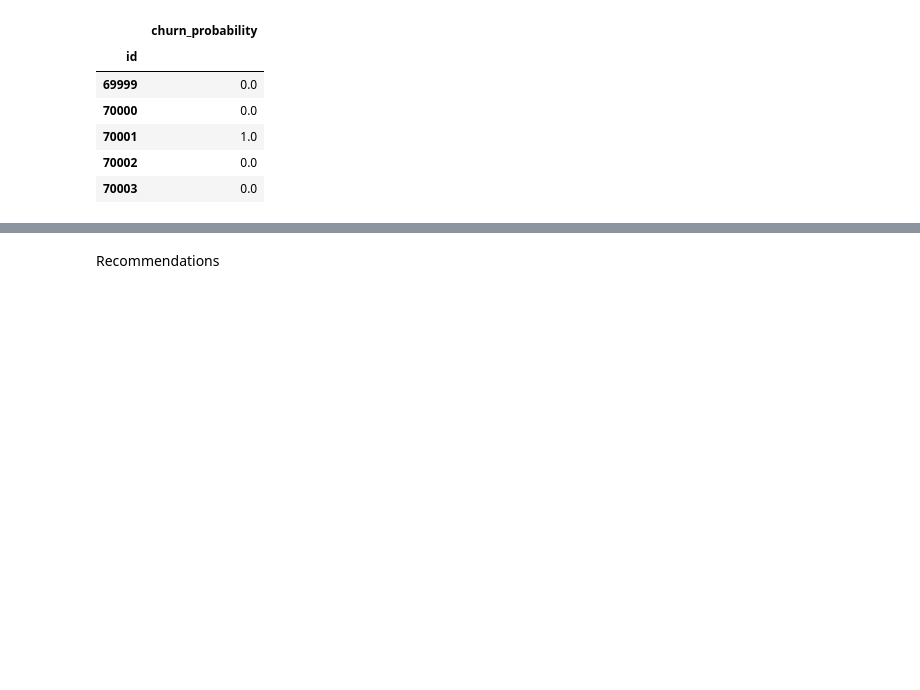
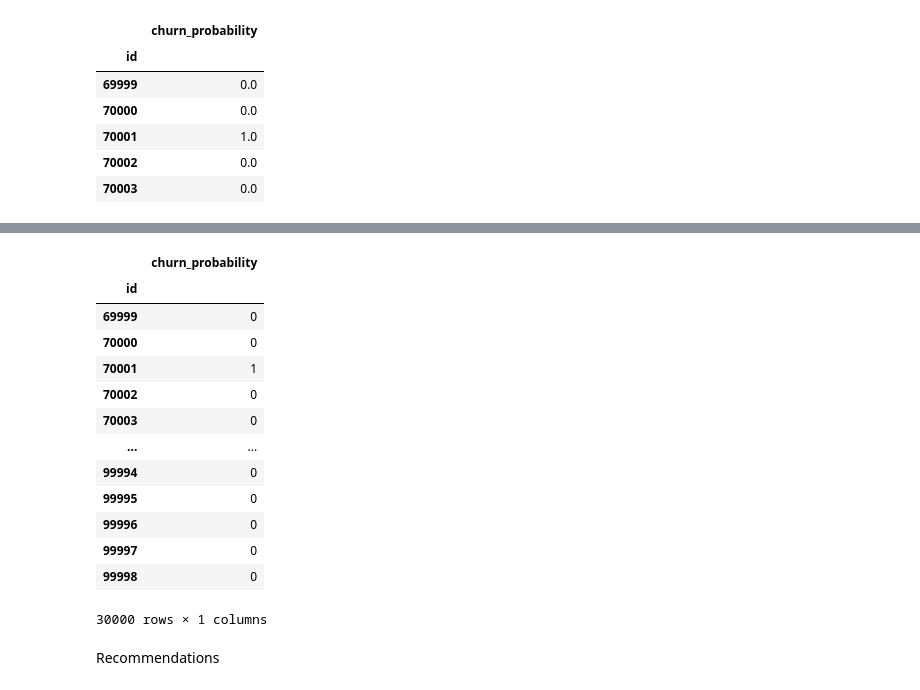
Before and after one commit to jhanjideepak/telecom-churn, a Jupyter notebook: telecome_churn.ipynb, the cells around one changed output, grey strips where cells are left out. Saved outputs shown, nothing was run; the diff lists cells and outputs as text; code cells hidden in the pictures; blank space fills up the shorter version.

```diff
--- a/telecome_churn.ipynb
+++ b/telecome_churn.ipynb
@@ -844,3 +853,6 @@ output.head()
 | 70001 | 1.0 |
 | 70002 | 0.0 |
 | 70003 | 0.0 |
+# %%
+output['churn_probability'] = output['churn_probability'].astype('int')
+output.reset_index(inplace=True)
@@ -849,3 +881,20 @@ output.to_csv('submission.csv',index=True)
+# %%
+output
+# %% [output]
+|  | churn_probability |
+| id |  |
+| 69999 | 0 |
+| 70000 | 0 |
+| 70001 | 1 |
+| 70002 | 0 |
+| 70003 | 0 |
+| ... | ... |
+| 99994 | 0 |
+| 99995 | 0 |
+| 99996 | 0 |
+| 99997 | 0 |
+| 99998 | 0 |
+30000 rows × 1 columns
 # %% [markdown]
 Recommendations
 # %% [markdown]
```
Also changed, not shown: parts of 18 cells of this notebook, 1 other file.
